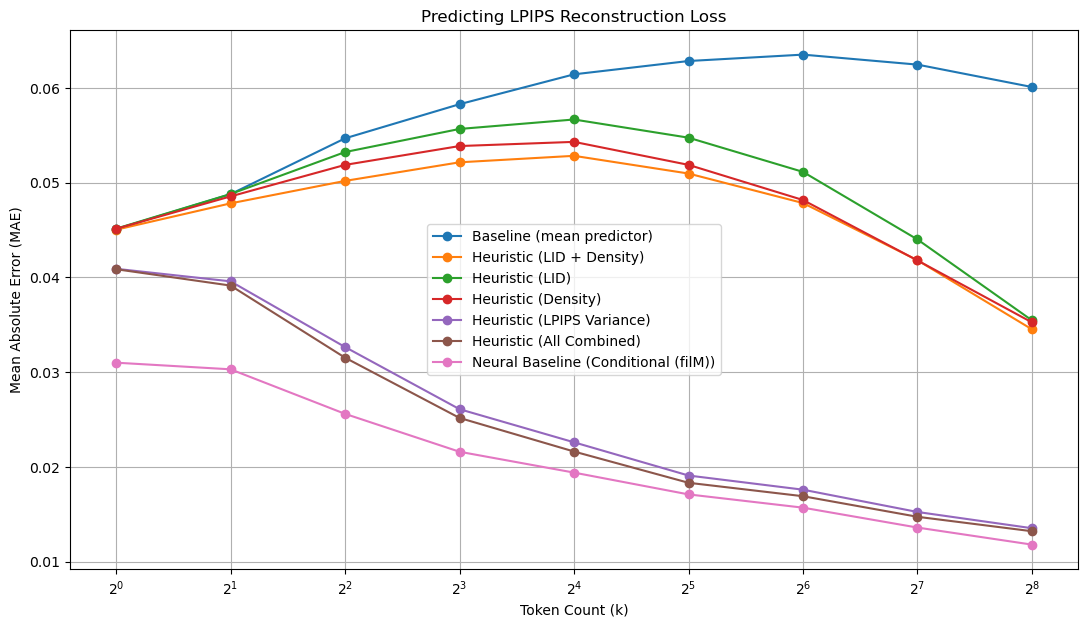
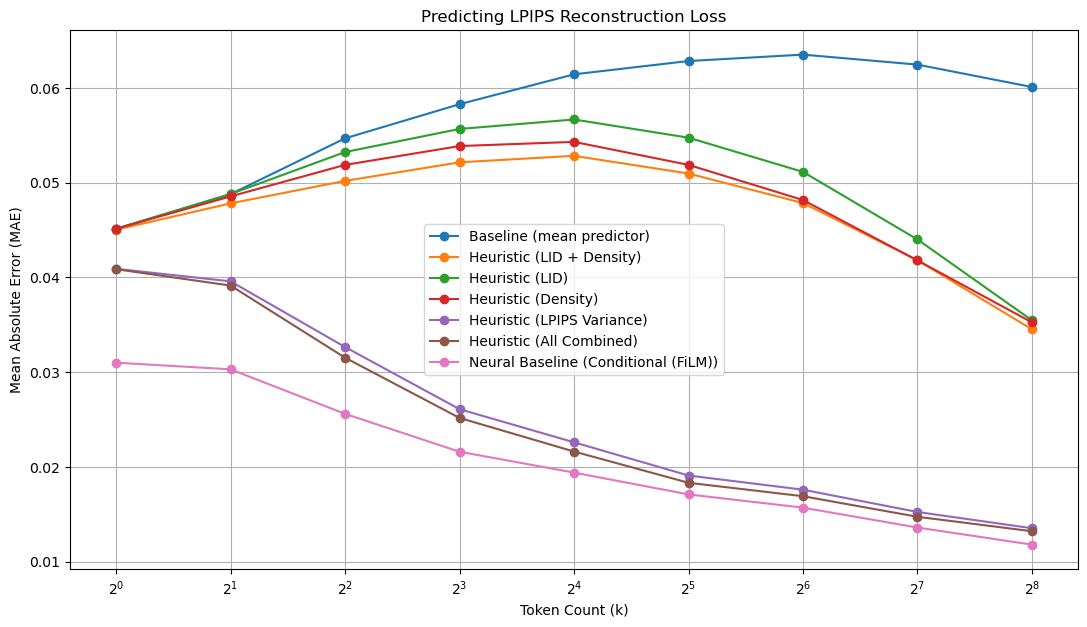
The notebook cell's code change between the first figure and the second:
--- before
+++ after
@@ -18,5 +18,5 @@
 plt.plot(ks, heuristic_all_maes, marker='o', label='Heuristic (All Combined)')
 #plt.plot(ks, neural_baseline_unconditional, marker='o', label='Neural Baseline (Unconditional)')
-plt.plot(ks, neural_baseline_conditional_filM, marker='o', label='Neural Baseline (Conditional (filM))')
+plt.plot(ks, neural_baseline_conditional_filM, marker='o', label='Neural Baseline (Conditional (FiLM))')
 plt.xscale('log', base=2)
 plt.xlabel('Token Count (k)')
@@ -25,4 +25,4 @@
 plt.legend()
 plt.grid(True)
-#plt.savefig("/BS/data_mani_compress/work/thesis/thesis/output/predicting_recon_loss_benchmarking/lpips_reconstruction_loss_prediction.pdf")
+plt.savefig("/BS/data_mani_compress/work/thesis/thesis/output/predicting_recon_loss_benchmarking/lpips_reconstruction_loss_prediction.pdf")
 plt.show()

Commit: to be submitted